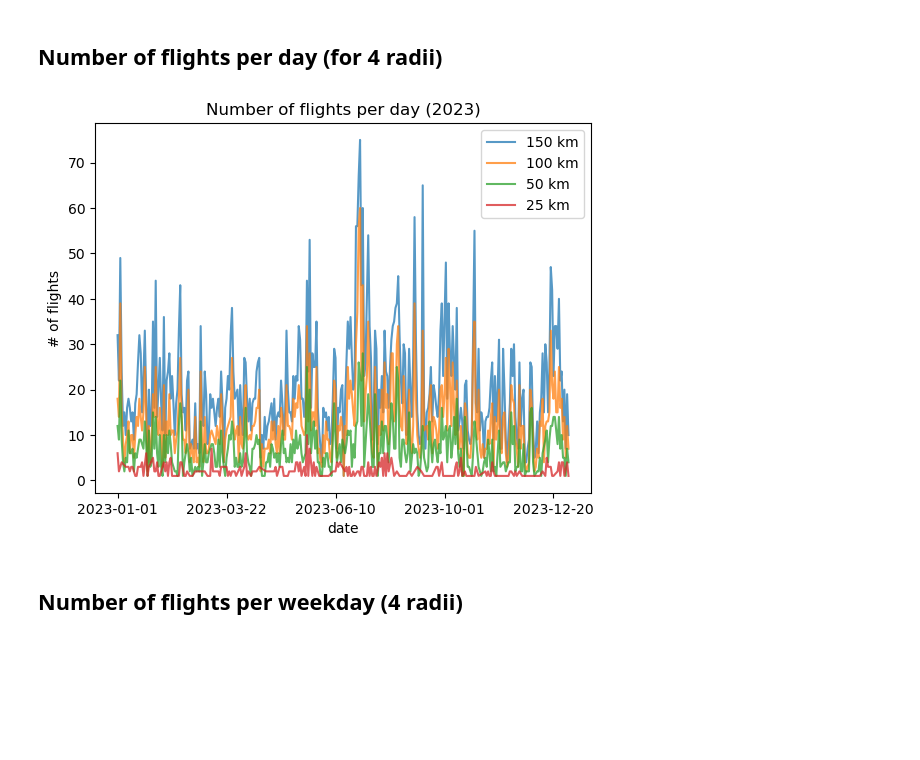
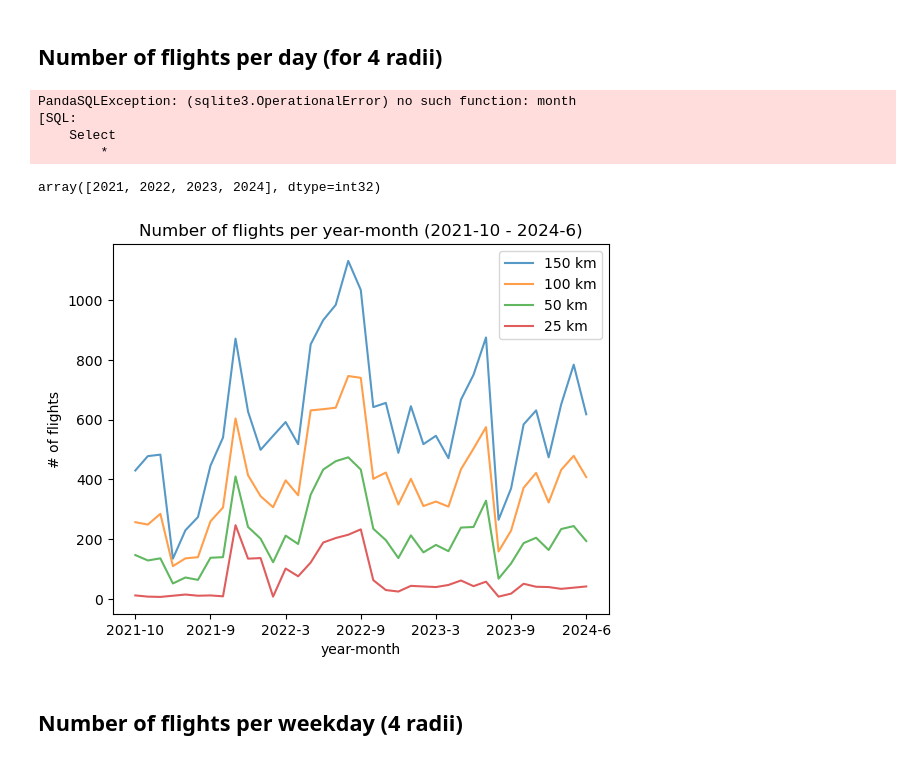
Before and after one commit to OliverSchlemper/Flights, a Jupyter notebook: flights_per_2023.ipynb, the cells around one changed output. Cells and saved outputs as stored; diff of their text form; code cells hidden in the pictures; blank space fills up the shorter version.

```diff
--- a/flights_per_2023.ipynb
+++ b/flights_per_2023.ipynb
@@ -159,14 +234,18 @@ import matplotlib.ticker as ticker
 for i in [150, 100, 50, 25]:
     flights_per_day = sqldf(query(i))
     plt.plot(flights_per_day.date, flights_per_day.counter, label = f'{i} km', alpha = 0.75)
-    plt.title('Number of flights per day (2023)')
+    plt.title(f'Number of flights per day')
 plt.xlabel('date')
 plt.ylabel('# of flights')
 plt.legend()
+#plt.gca().xaxis.set_major_locator(ticker.MaxNLocator(nbins=5))
 plt.gca().xaxis.set_major_locator(ticker.MaxNLocator(nbins=5))
-plt.savefig('saved_figures/flights_per_day_2023.pdf')
+#plt.savefig(f'saved_figures/flights_per_day_all.pdf')
 # %% [output]
-[figure, removed]
+PandaSQLException: (sqlite3.OperationalError) no such function: month
+[SQL:
+    Select
+        *
 # %%
 flights_distinct['datetime_date'] = pd.to_datetime(flights_distinct.date)
 flights_distinct['iso_day'] = flights_distinct.datetime_date.dt.isocalendar().day
@@ -174,3 +254,43 @@ flights_distinct['iso_month'] = flights_distinct.datetime_date.dt.month
+# %%
+flights_distinct.iso_year.unique()
+# %% [output]
+array([2021, 2022, 2023, 2024], dtype=int32)
+# %%
+def query(min_r):
+
+    return f'''
+    Select
+        year_month
+        ,count(flightnumber) as counter
+    from (
+        Select
+            iso_year || '-' || iso_month as year_month
+            ,flightnumber
+        from flights_distinct
+        Where min_r < {min_r}
+    )t0
+    Group By year_month
+    '''
+
+import matplotlib.ticker as ticker
+for i in [150, 100, 50, 25]:
+    flights_per_day = sqldf(query(i))
+    date_min = flights_per_day.year_month.min()
+    date_max = flights_per_day.year_month.max()
+    plt.plot(flights_per_day.year_month, flights_per_day.counter, label = f'{i} km', alpha = 0.75)
+    plt.title(f'Number of flights per year-month ({date_min} - {date_max})')
+plt.xlabel('year-month')
+plt.ylabel('# of flights')
+plt.legend()
+# Customizing the x-axis to show Mo-Su
+#years = ['2020', '2021', '2022', '2023', '2024']
+plt.gca().xaxis.set_major_locator(ticker.MaxNLocator(nbins=7))
+#plt.gca().xaxis.set_major_locator(ticker.FixedLocator(range(1, 6)))
+#plt.gca().xaxis.set_major_formatter(ticker.FixedFormatter(years))
+
+#plt.savefig(f'saved_figures/flights_per_year_month_{date_min}_{date_max}.pdf')
+# %% [output]
+[figure, added]
 # %% [markdown]
 ## Number of flights per weekday (4 radii)
 # %%
```
Also changed, not shown: parts of 19 cells of this notebook, 17 other files.
